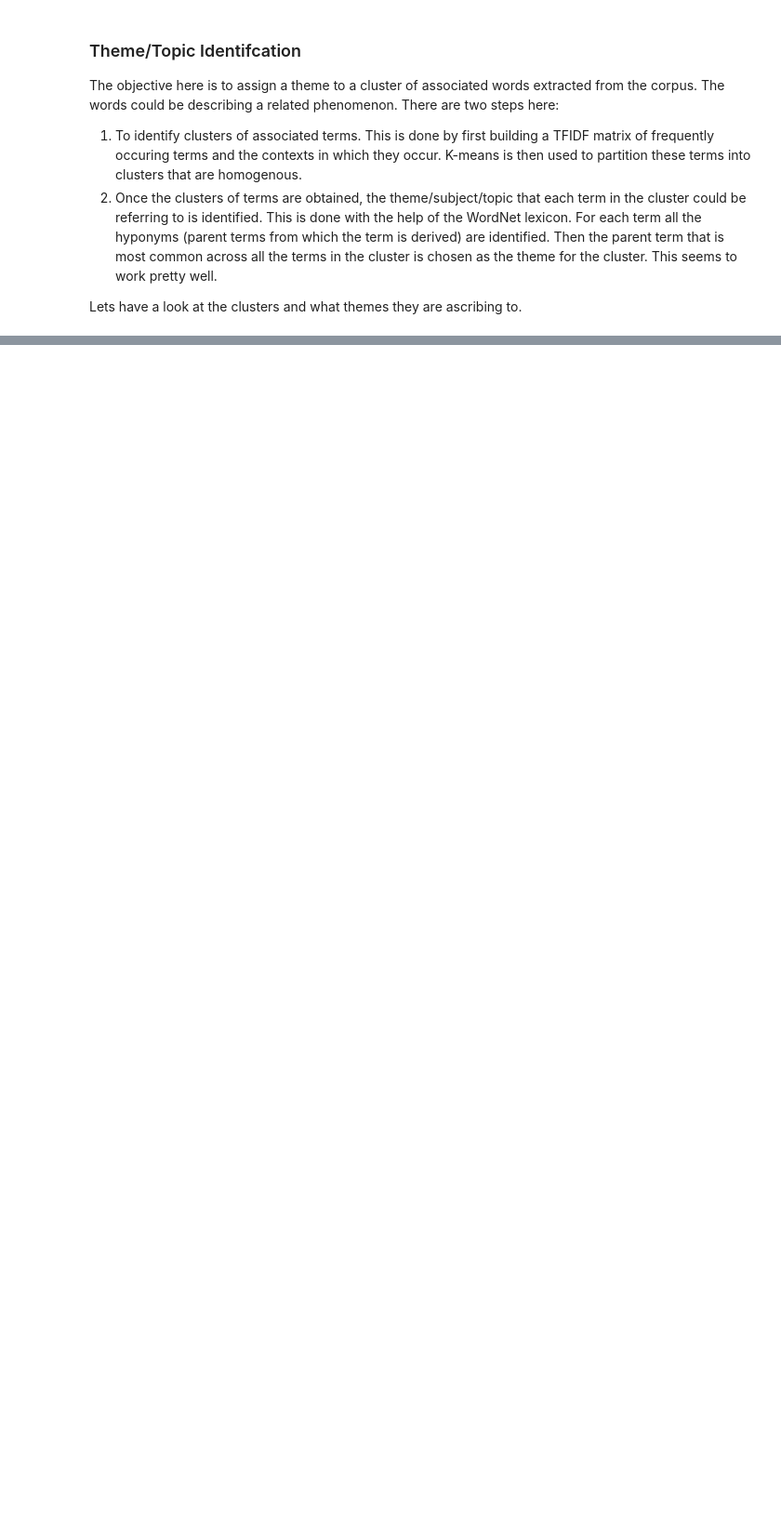
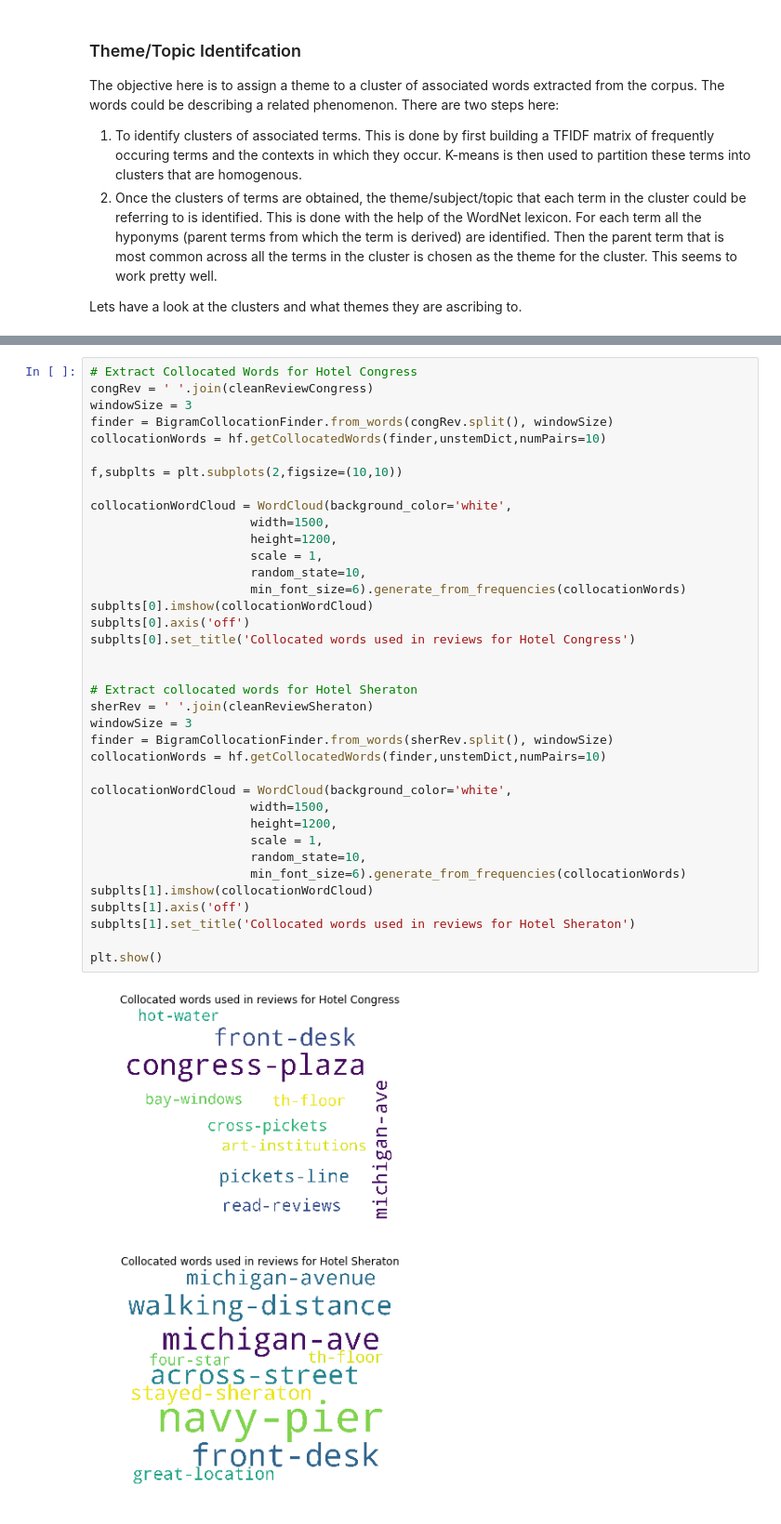
Before and after one commit to siddhanthc/ReviewsAnalyzer, a Jupyter notebook: ReviewsAnalyzer.ipynb, the cells around one changed output, grey strips where cells are left out. Shown at 93% size. Drawn from its saved outputs; the diff is of its cells as text; blank space fills up the shorter version.

```diff
--- a/ReviewsAnalyzer.ipynb
+++ b/ReviewsAnalyzer.ipynb
@@ -206,0 +263,39 @@ Here are the theme-based clusters
+# %%
+# Extract Collocated Words for Hotel Congress
+congRev = ' '.join(cleanReviewCongress)
+windowSize = 3
+finder = BigramCollocationFinder.from_words(congRev.split(), windowSize)
+collocationWords = hf.getCollocatedWords(finder,unstemDict,numPairs=10)
+
+f,subplts = plt.subplots(2,figsize=(10,10))
+
+collocationWordCloud = WordCloud(background_color='white',
+                      width=1500,
+                      height=1200,
+                      scale = 1,
+                      random_state=10,
+                      min_font_size=6).generate_from_frequencies(collocationWords)
+subplts[0].imshow(collocationWordCloud)
+subplts[0].axis('off')
+subplts[0].set_title('Collocated words used in reviews for Hotel Congress')
+
+
+# Extract collocated words for Hotel Sheraton
+sherRev = ' '.join(cleanReviewSheraton)
+windowSize = 3
+finder = BigramCollocationFinder.from_words(sherRev.split(), windowSize)
+collocationWords = hf.getCollocatedWords(finder,unstemDict,numPairs=10)
+
+collocationWordCloud = WordCloud(background_color='white',
+                      width=1500,
+                      height=1200,
+                      scale = 1,
+                      random_state=10,
+                      min_font_size=6).generate_from_frequencies(collocationWords)
+subplts[1].imshow(collocationWordCloud)
+subplts[1].axis('off')
+subplts[1].set_title('Collocated words used in reviews for Hotel Sheraton')
+
+plt.show()
+# %% [output]
+[figure, added]
```
Also changed, not shown: parts of 23 cells of this notebook, 1 other file.
